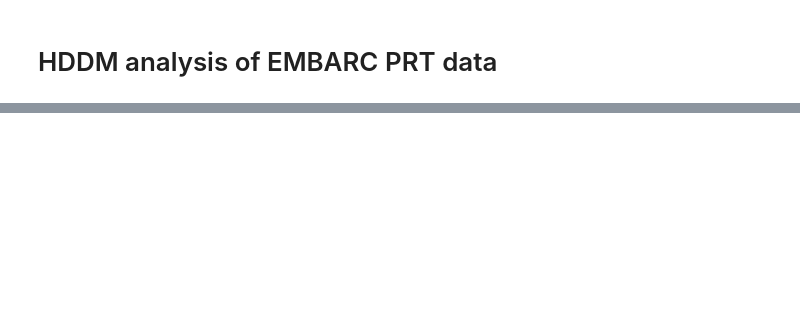
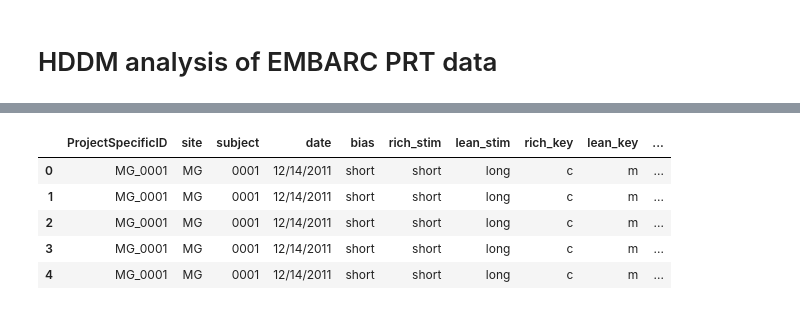
Before and after one commit to vlawlor/EMBARC-PRT, a Jupyter notebook: PRT_Prettier.ipynb, the cells around one changed output, grey strips where cells are left out. Cells and saved outputs as stored; diff of their text form; code cells hidden in the pictures; blank space fills up the shorter version.

```diff
--- a/PRT_Prettier.ipynb
+++ b/PRT_Prettier.ipynb
@@ -16,0 +97,25 @@ uname = uname[0]
+# %%
+# Now you can just iterate over the files in each dir and use the code above to read each file into a ginorm df
+today = datetime.datetime.today().strftime("%m_%d_%Y")
+
+dfs = []
+base_dir = '/Users/' + uname + '/Work/Expts/EMBARC/Data/PRT/'
+for val in [('Massachusetts','MG'),('Michigan','UM'),('New_York','CU'),('Texas','TX')]:
+    state, abrev = val
+    state_dir = base_dir + state + '/' + abrev + 'Temp'
+    flist = !ls {state_dir}
+
+    for fname in flist:
+        curr_path = state_dir + '/' + fname
+        statinfo = os.stat(curr_path) # checking for empty files b/c I found one . . .
+        if statinfo.st_size == 0:
+            print 'Empty file: ' + curr_path
+        else:
+            df = SigDetParse(curr_path)
+            df['site'] = abrev
+            df['ProjectSpecificID'] = df['site'] + '_' + df['subject']
+            dfs.append(df)
+out = pd.concat(dfs)
+out = out[['ProjectSpecificID','site','subject','date','bias','rich_stim','lean_stim','rich_key','lean_key',
+           'trial','length','time','key_press','correct','did_reward','reward_due','rich_due','lean_due','outlier']]
+out.to_csv(path2analysis + 'embarc_PRT_' + today + '.csv')
@@ -16,0 +126,9 @@ uname = uname[0]
+# %%
+out.head()
+# %% [output]
+|  | ProjectSpecificID | site | subject | date | bias | rich_stim | lean_stim | rich_key | lean_key | ... |
+| 0 | MG_0001 | MG | 0001 | 12/14/2011 | short | short | long | c | m | ... |
+| 1 | MG_0001 | MG | 0001 | 12/14/2011 | short | short | long | c | m | ... |
+| 2 | MG_0001 | MG | 0001 | 12/14/2011 | short | short | long | c | m | ... |
+| 3 | MG_0001 | MG | 0001 | 12/14/2011 | short | short | long | c | m | ... |
+| 4 | MG_0001 | MG | 0001 | 12/14/2011 | short | short | long | c | m | ... |
```
Also changed, not shown: parts of 14 cells of this notebook, 1 other file.
